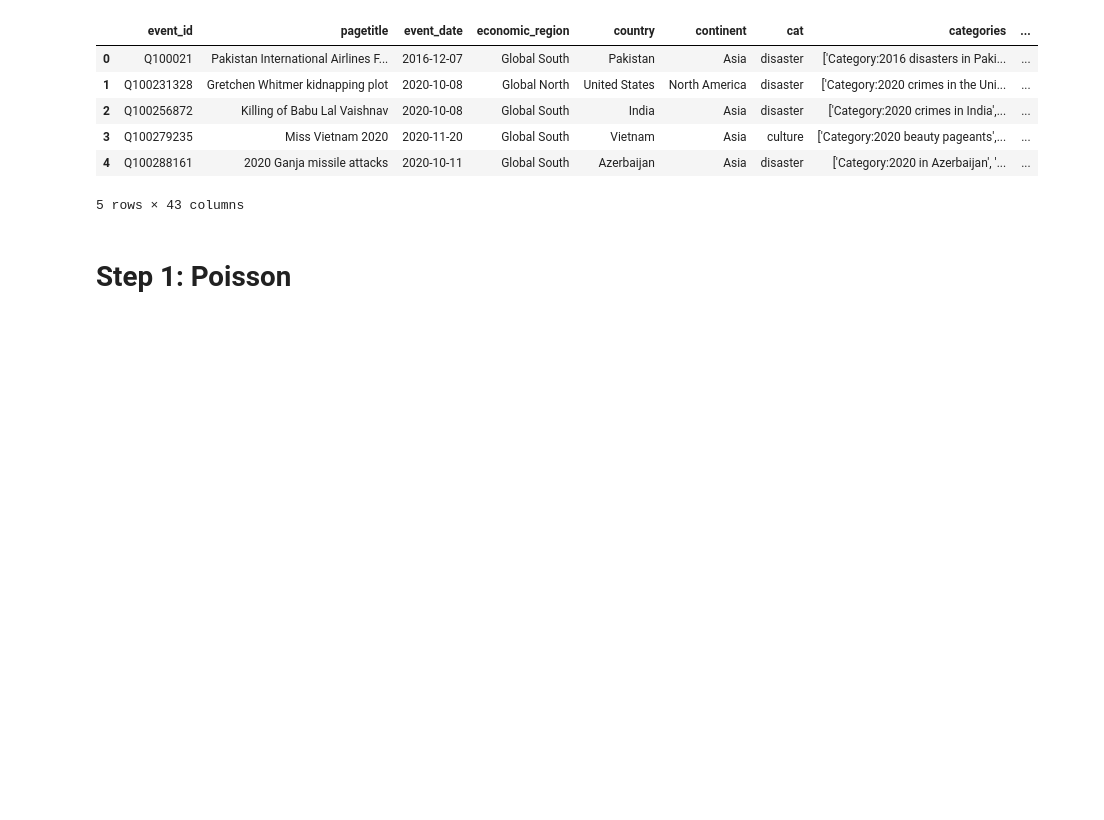
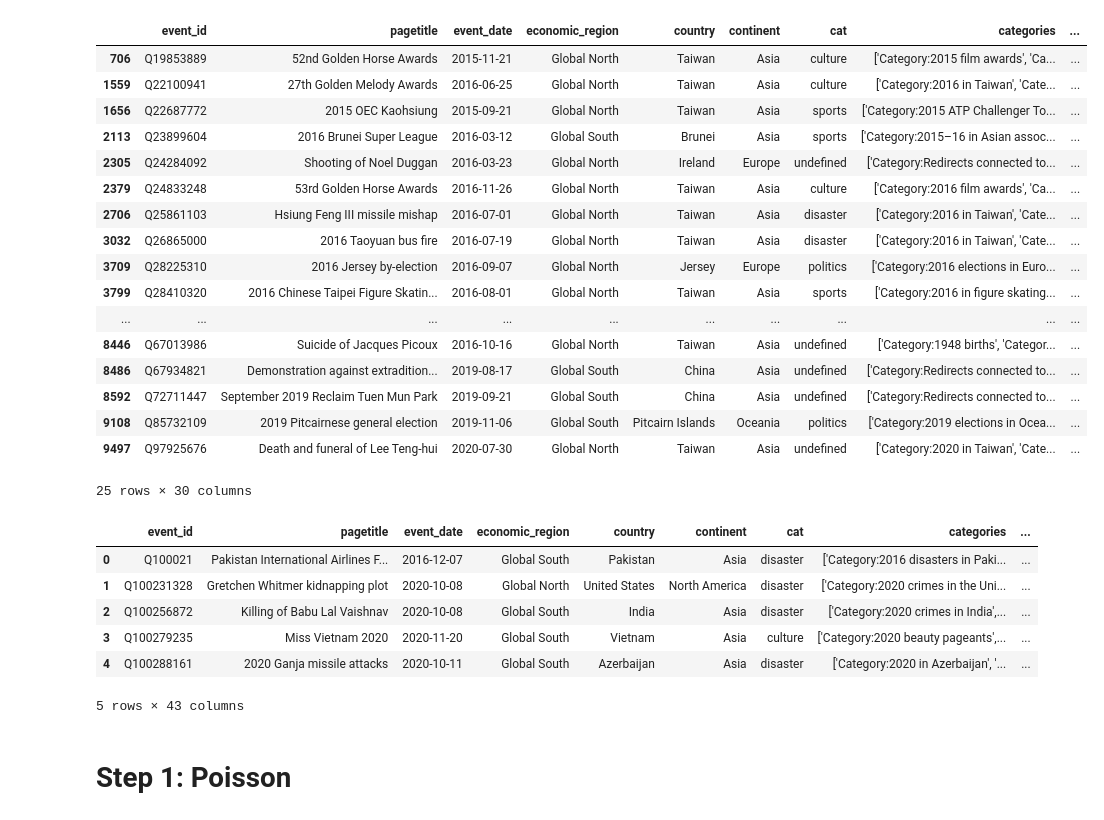
Before and after one commit to ruptho/wiki-event-bias, a Jupyter notebook: deviance_offset_regression.ipynb, the cells around one changed output. Saved outputs shown, nothing was run; the diff lists cells and outputs as text; code cells hidden in the pictures; blank space fills up the shorter version.

```diff
--- a/deviance_offset_regression.ipynb
+++ b/deviance_offset_regression.ipynb
@@ -6,3 +9,8 @@ import pandas as pd
 from preprocessing import load_if_in_country_or_lang
 from preprocessing import categorize_views_for_df
 from processing import filter_by_region_cat_code, build_regression_dataframe, load_preprocessed_events
+# %%
+from preprocessing import load_gni_pc, load_events, load_bing_results, check_counts_and_merge, load_gni_class, load_gni_region,load_population, load_gdp, load_if_in_country_or_lang, load_views
+
+df = load_events(drop_zeroes=False)
+df_news = load_bing_results()
@@ -8,0 +37,2 @@ from processing import filter_by_region_cat_code, build_regression_dataframe, lo
+# %%
+df_check = check_counts_and_merge(df, df_news, dropna=False)
@@ -9,3 +51,24 @@ from processing import filter_by_region_cat_code, build_regression_dataframe, lo
+# %%
+df_check[pd.isna(df_check.bing_hits) & (df_check.code == 'en')]
+# %% [output]
+|  | event_id | pagetitle | event_date | economic_region | country | continent | cat | categories | ... |
+| 706 | Q19853889 | 52nd Golden Horse Awards | 2015-11-21 | Global North | Taiwan | Asia | culture | ['Category:2015 film awards', 'Ca... | ... |
+| 1559 | Q22100941 | 27th Golden Melody Awards | 2016-06-25 | Global North | Taiwan | Asia | culture | ['Category:2016 in Taiwan', 'Cate... | ... |
+| 1656 | Q22687772 | 2015 OEC Kaohsiung | 2015-09-21 | Global North | Taiwan | Asia | sports | ['Category:2015 ATP Challenger To... | ... |
+| 2113 | Q23899604 | 2016 Brunei Super League | 2016-03-12 | Global South | Brunei | Asia | sports | ['Category:2015–16 in Asian assoc... | ... |
+| 2305 | Q24284092 | Shooting of Noel Duggan | 2016-03-23 | Global North | Ireland | Europe | undefined | ['Category:Redirects connected to... | ... |
+| 2379 | Q24833248 | 53rd Golden Horse Awards | 2016-11-26 | Global North | Taiwan | Asia | culture | ['Category:2016 film awards', 'Ca... | ... |
+| 2706 | Q25861103 | Hsiung Feng III missile mishap | 2016-07-01 | Global North | Taiwan | Asia | disaster | ['Category:2016 in Taiwan', 'Cate... | ... |
+| 3032 | Q26865000 | 2016 Taoyuan bus fire | 2016-07-19 | Global North | Taiwan | Asia | disaster | ['Category:2016 in Taiwan', 'Cate... | ... |
+| 3709 | Q28225310 | 2016 Jersey by-election | 2016-09-07 | Global North | Jersey | Europe | politics | ['Category:2016 elections in Euro... | ... |
+| 3799 | Q28410320 | 2016 Chinese Taipei Figure Skatin... | 2016-08-01 | Global North | Taiwan | Asia | sports | ['Category:2016 in figure skating... | ... |
+| ... | ... | ... | ... | ... | ... | ... | ... | ... | ... |
+| 8446 | Q67013986 | Suicide of Jacques Picoux | 2016-10-16 | Global North | Taiwan | Asia | undefined | ['Category:1948 births', 'Categor... | ... |
+| 8486 | Q67934821 | Demonstration against extradition... | 2019-08-17 | Global South | China | Asia | undefined | ['Category:Redirects connected to... | ... |
+| 8592 | Q72711447 | September 2019 Reclaim Tuen Mun Park | 2019-09-21 | Global South | China | Asia | undefined | ['Category:Redirects connected to... | ... |
+| 9108 | Q85732109 | 2019 Pitcairnese general election | 2019-11-06 | Global South | Pitcairn Islands | Oceania | politics | ['Category:2019 elections in Ocea... | ... |
+| 9497 | Q97925676 | Death and funeral of Lee Teng-hui | 2020-07-30 | Global North | Taiwan | Asia | undefined | ['Category:2020 in Taiwan', 'Cate... | ... |
+25 rows × 30 columns
 # %%
 df_crawled = load_preprocessed_events()
 df_crawled = load_if_in_country_or_lang(df_crawled)
```
Also changed, not shown: parts of 11 cells of this notebook, 7 other files.
